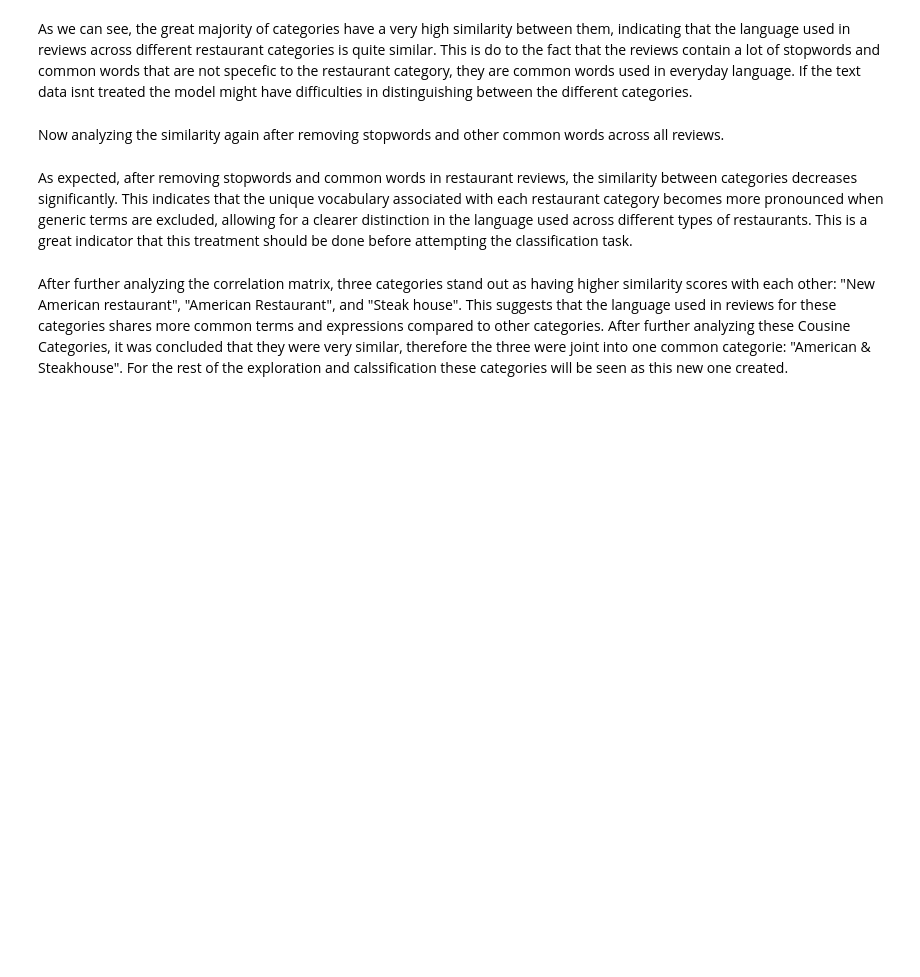
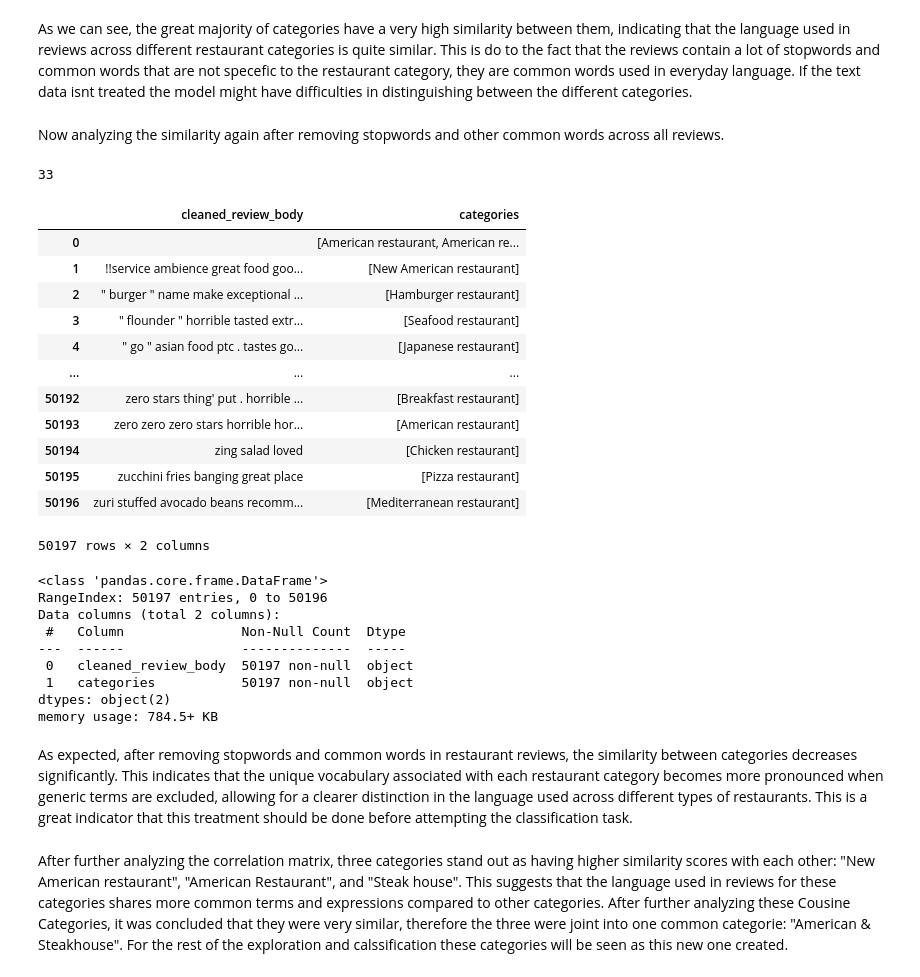
Before and after one commit to beatrizmarques2005/text_mining_in_reviews, a Jupyter notebook: notebooks/03_multilabel_classification.ipynb, the cells around one changed output. Saved outputs shown, nothing was run; the diff lists cells and outputs as text; code cells hidden in the pictures; blank space fills up the shorter version.

Commit message:
starting doing the other dataset

```diff
--- a/notebooks/03_multilabel_classification.ipynb
+++ b/notebooks/03_multilabel_classification.ipynb
@@ -310,6 +310,42 @@ similarity_df_cleaned1 = pd.DataFrame(
 
 heatmap_chart(similarity_df_cleaned1,
               title="Category Similarity Based on Review Language (TF-IDF Cosine Similarity)",)
+# %%
+(dataset["cleaned_review_body"].str.strip() == "").sum()
+# %% [output]
+33
+# %%
+new_dataset = (
+    dataset.groupby("cleaned_review_body")["categoryName"]
+      .apply(list)
+      .reset_index()
+      .rename(columns={"categoryName": "categories"})
+)
+display(new_dataset)
+new_dataset.info()
+# %% [output]
+|  | cleaned_review_body | categories |
+| 0 |  | [American restaurant, American re... |
+| 1 | !!service ambience great food goo... | [New American restaurant] |
+| 2 | " burger " name make exceptional ... | [Hamburger restaurant] |
+| 3 | " flounder " horrible tasted extr... | [Seafood restaurant] |
+| 4 | " go " asian food ptc . tastes go... | [Japanese restaurant] |
+| ... | ... | ... |
+| 50192 | zero stars thing' put . horrible ... | [Breakfast restaurant] |
+| 50193 | zero zero zero stars horrible hor... | [American restaurant] |
+| 50194 | zing salad loved | [Chicken restaurant] |
+| 50195 | zucchini fries banging great place | [Pizza restaurant] |
+| 50196 | zuri stuffed avocado beans recomm... | [Mediterranean restaurant] |
+50197 rows × 2 columns
+<class 'pandas.core.frame.DataFrame'>
+RangeIndex: 50197 entries, 0 to 50196
+Data columns (total 2 columns):
+ #   Column               Non-Null Count  Dtype
+---  ------               --------------  -----
+ 0   cleaned_review_body  50197 non-null  object
+ 1   categories           50197 non-null  object
+dtypes: object(2)
+memory usage: 784.5+ KB
 # %% [markdown]
 As expected, after removing stopwords and common words in restaurant reviews, the similarity between categories decreases significantly.
 This indicates that the unique vocabulary associated with each restaurant category becomes more pronounced when generic terms are excluded, allowing for a clearer distinction in the language used across different types of restaurants. This is a great indicator that this treatment should be done before attempting the classification task.
```
Also changed, not shown: parts of 4 cells of this notebook.
